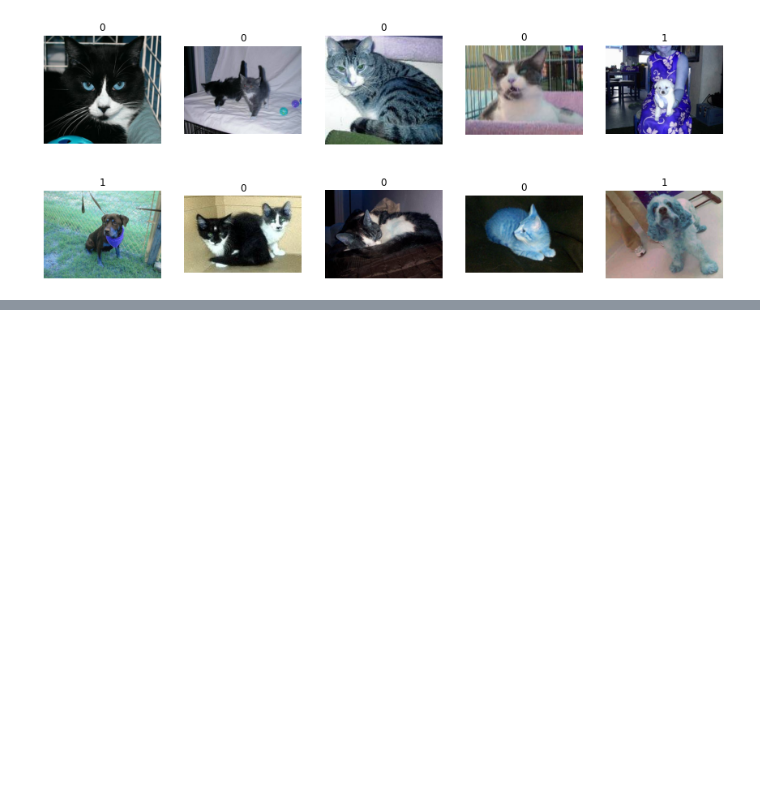
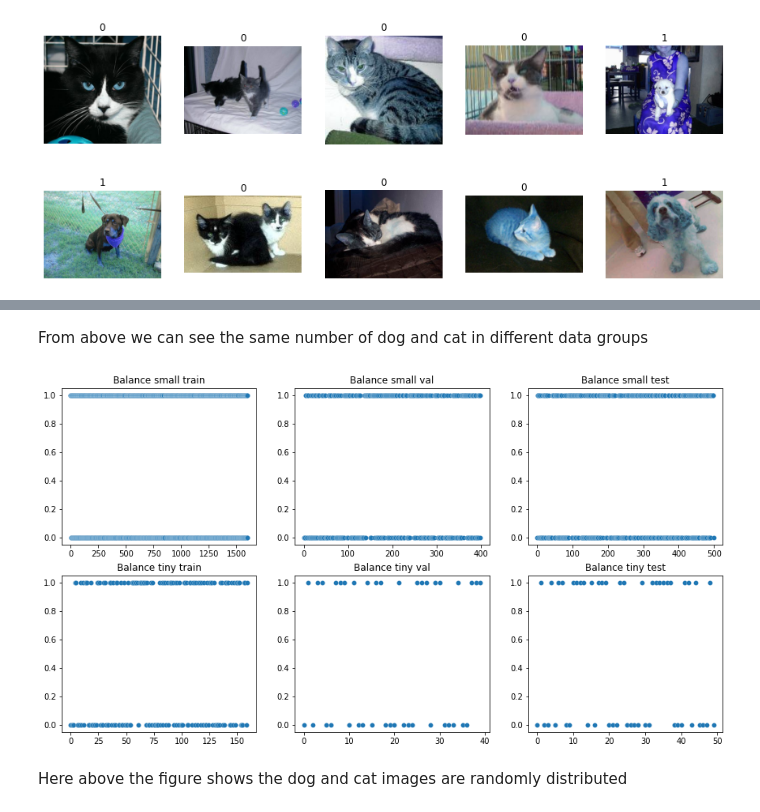
Before and after one commit to cooperhankun/Deep_learning, a Jupyter notebook: Lab/lab.ipynb, the cells around one changed output, grey strips where cells are left out. Cells and saved outputs as stored; diff of their text form; code cells hidden in the pictures; blank space fills up the shorter version.

```diff
--- a/Lab/lab.ipynb
+++ b/Lab/lab.ipynb
@@ -221,0 +239,13 @@ for i, ax in enumerate(axes.flatten()):
+# %% [markdown]
+From above we can see the same number of dog and cat in different data groups
+# %%
+fig, axes = plt.subplots(2, 3, figsize=(15, 8))
+
+for ax, data, title in zip(axes.flatten(), datas, titles):
+    sns.scatterplot(data=data,linewidth=.2, ax=ax)
+    ax.set(title = title)
+    ax.axis("on")
+# %% [output]
+[figure, added]
+# %% [markdown]
+Here above the figure shows the dog and cat images are randomly distributed
```
Also changed, not shown: parts of 3 cells of this notebook.
